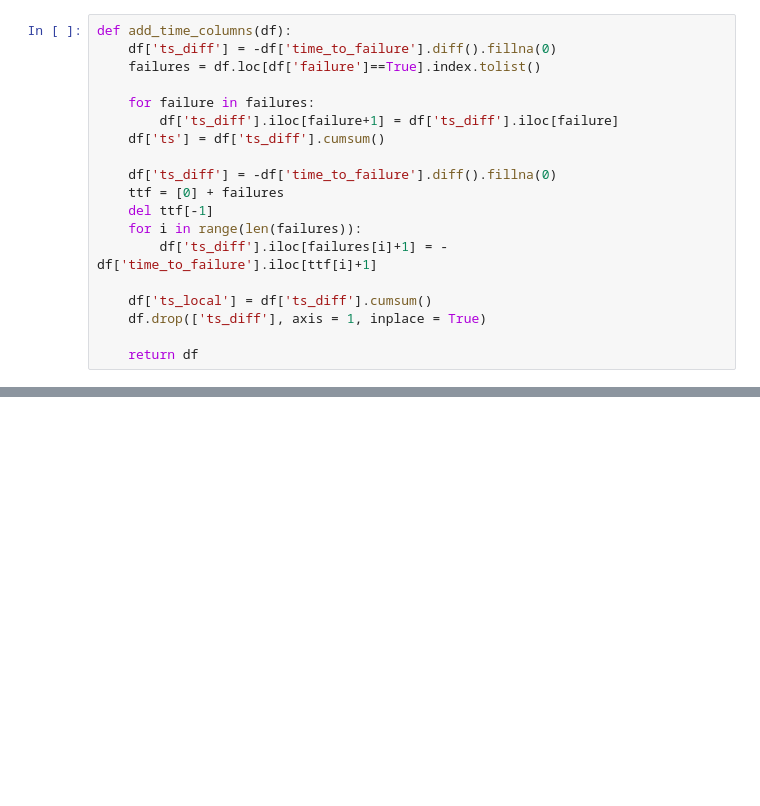
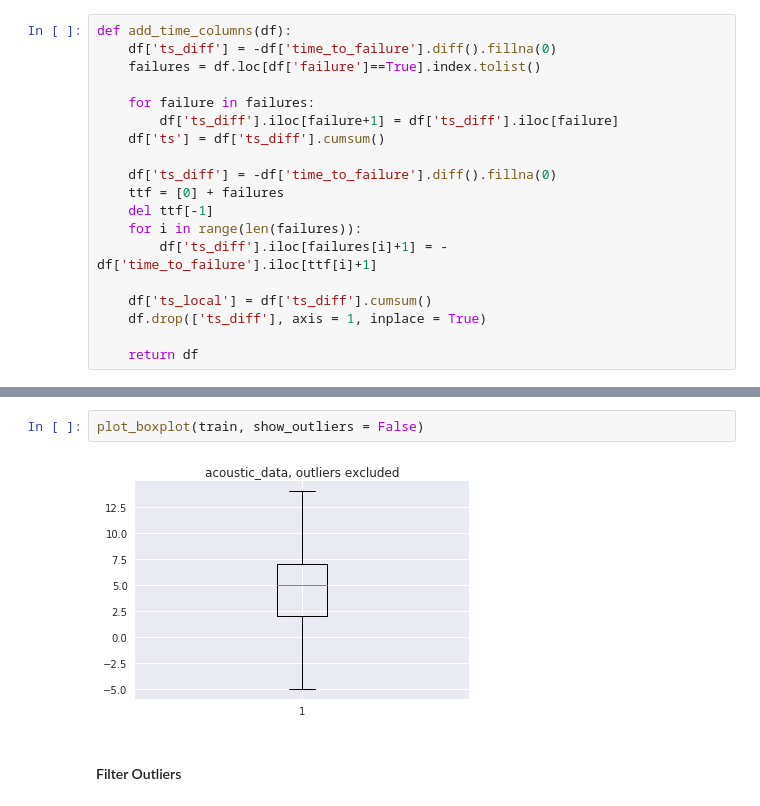
Before and after one commit to jeff-daniels/kaggle-scripts, a Jupyter notebook: LANL Earthquake Detection.ipynb, the cells around one changed output, grey strips where cells are left out. Saved outputs shown, nothing was run; the diff lists cells and outputs as text; blank space fills up the shorter version.

```diff
--- a/LANL Earthquake Detection.ipynb
+++ b/LANL Earthquake Detection.ipynb
@@ -228,0 +226,6 @@ plot_acoustic_failure_v2(train, nrows = 4)
+# %%
+plot_boxplot(train, show_outliers = False)
+# %% [output]
+[figure, added]
+# %% [markdown]
+#### Filter Outliers
```
Also changed, not shown: parts of 31 cells of this notebook.
